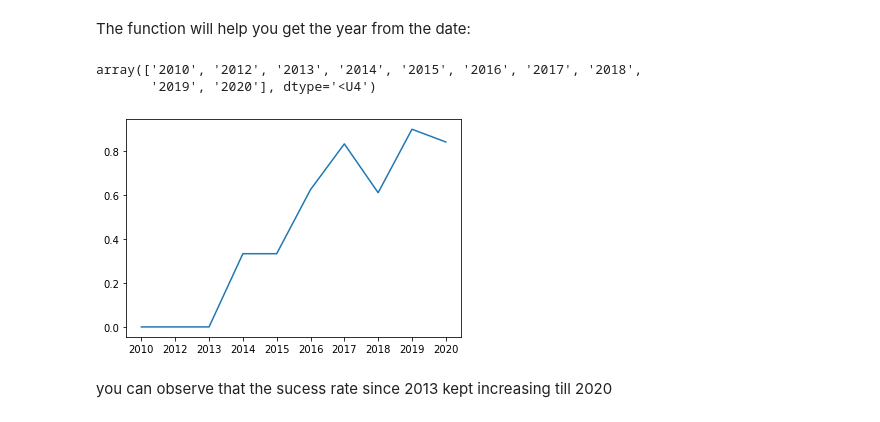
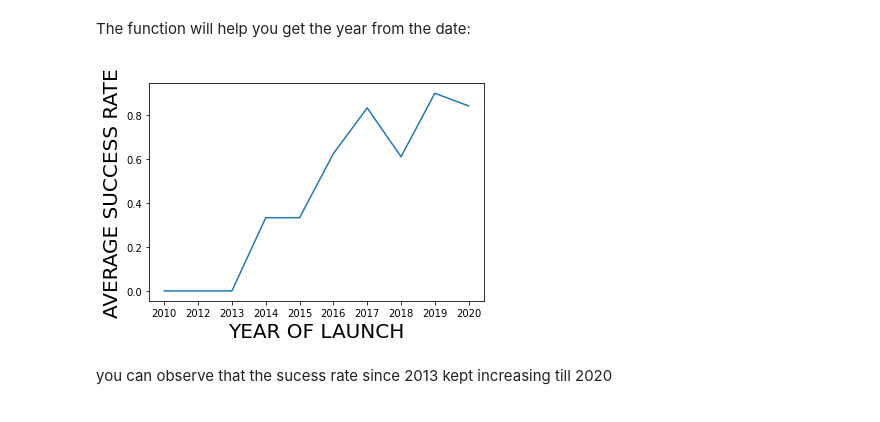
Before and after one commit to jmichaelh/IBMSpace, a Jupyter notebook: EDA Visual.ipynb, the cells around one changed output. Saved outputs shown, nothing was run; the diff lists cells and outputs as text; code cells hidden in the pictures.

```diff
--- a/EDA Visual.ipynb
+++ b/EDA Visual.ipynb
@@ -176,23 +174,22 @@ You can plot a line chart with x axis to be <code>Year</code> and y axis to be a
 The function will help you get the year from the date:
 # %%
 # A function to Extract years from the date
-year=[]
+year=[0,90]
 def Extract_year(date):
     for i in df["Date"]:
         year.append(i.split("-")[0])
     return year
-# %% [output]
-array(['2010', '2012', '2013', '2014', '2015', '2016', '2017', '2018',
-       '2019', '2020'], dtype='<U4')
 # %%
 # Plot a line chart with x axis to be the extracted year and y axis to be the success rate
-m=df.groupby(year)['Class'].mean()
-line_chart1 = plt.plot(m)
-#plt.xlabel('Year', fontsize=20)
-#plt.ylabel('Average Success Rate', fontsize=20)
+m = pd.DataFrame(df, columns=['Year', 'Class'])
+m['Year'] = [d.split("-")[0] for d in df.Date]
+m = m.groupby(['Year'])['Class'].mean()
+plt.plot(m)
+plt.xlabel('YEAR OF LAUNCH', fontsize=20)
+plt.ylabel('AVERAGE SUCCESS RATE', fontsize=20)
 plt.show()
 # %% [output]
-[figure, old version]
+[figure, new version]
 # %% [markdown]
 you can observe that the sucess rate since 2013 kept increasing till 2020
 # %% [markdown]
```
Also changed, not shown: parts of 7 cells of this notebook.
